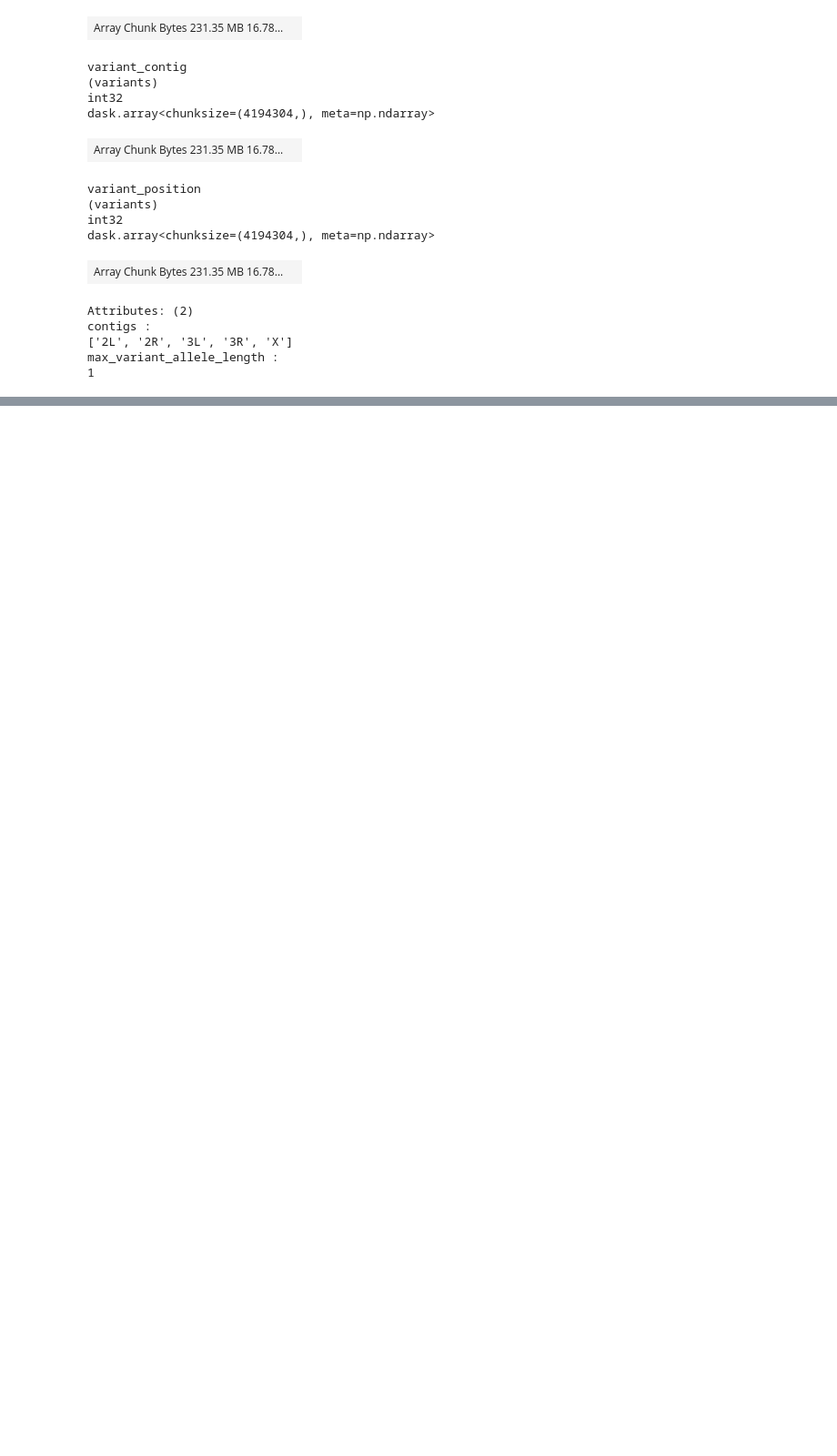
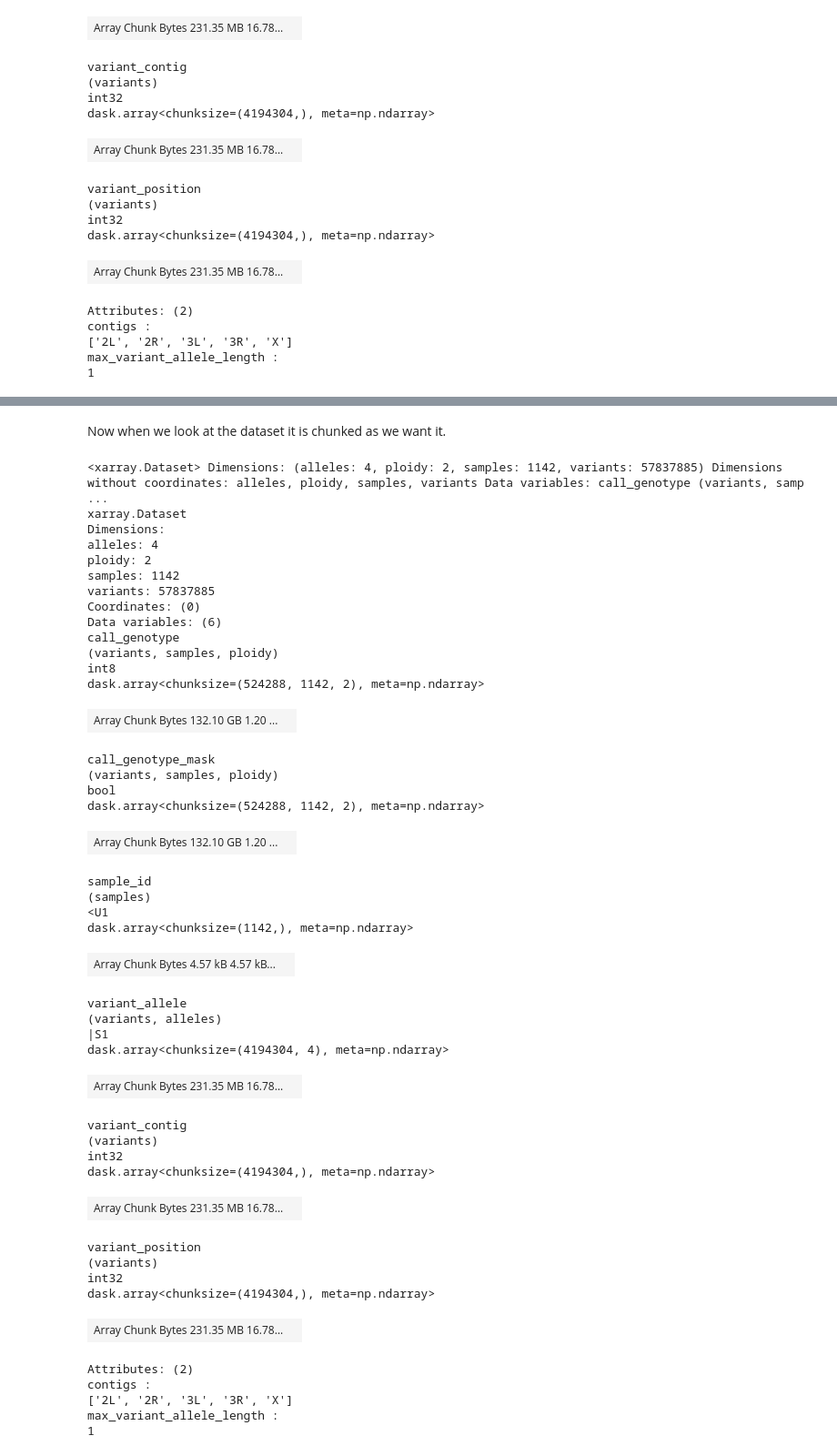
Before and after one commit to tomwhite/shiny-train, a Jupyter notebook: notebooks/gwss/sgkit_import.ipynb, the cells around one changed output, grey strips where cells are left out. Shown: that part at 91% size. Cells and saved outputs as stored; diff of their text form; code cells hidden in the pictures; blank space fills up the shorter version.

```diff
--- a/notebooks/gwss/sgkit_import.ipynb
+++ b/notebooks/gwss/sgkit_import.ipynb
@@ -116,8 +92,9 @@ Why does doing it directly only take 2 mins?
 # %%
-target_chunks = (524288, 1142, 2)
+source_group = zarr.open(str(output))
+target_chunks = {"call_genotype": (524288, 1142, 2), "call_genotype_mask": (524288, 1142, 2), "sample_id": None, "variant_allele": None, "variant_contig": None, "variant_position": None}
 max_mem = '2GB'
 
-target_store = str(here() / 'data/sgkit/ag1000g_rechunked2.zarr')
-temp_store = str(here() / 'data/sgkit/ag1000g_rechunked2_tmp.zarr')
+target_store = str(here() / 'data/sgkit/ag1000g.zarr')
+temp_store = str(here() / 'data/sgkit/ag1000g_rechunked_tmp.zarr')
 # %%
 from rechunker import api as rechunker_api
@@ -135,0 +107,50 @@ with ProgressBar():
+# %% [markdown]
+Now when we look at the dataset it is chunked as we want it.
+# %%
+ds = xr.open_zarr(target_store, concat_characters=False)
+ds
+# %% [output]
+<xarray.Dataset> Dimensions: (alleles: 4, ploidy: 2, samples: 1142, variants: 57837885) Dimensions without coordinates: alleles, ploidy, samples, variants Data variables: call_genotype (variants, samp ...
+xarray.Dataset
+Dimensions:
+alleles: 4
+ploidy: 2
+samples: 1142
+variants: 57837885
+Coordinates: (0)
+Data variables: (6)
+call_genotype
+(variants, samples, ploidy)
+int8
+dask.array<chunksize=(524288, 1142, 2), meta=np.ndarray>
+| Array Chunk Bytes 132.10 GB 1.20 ... |  |
+call_genotype_mask
+(variants, samples, ploidy)
+bool
+dask.array<chunksize=(524288, 1142, 2), meta=np.ndarray>
+| Array Chunk Bytes 132.10 GB 1.20 ... |  |
+sample_id
+(samples)
+<U1
+dask.array<chunksize=(1142,), meta=np.ndarray>
+| Array Chunk Bytes 4.57 kB 4.57 kB... |  |
+variant_allele
+(variants, alleles)
+|S1
+dask.array<chunksize=(4194304, 4), meta=np.ndarray>
+| Array Chunk Bytes 231.35 MB 16.78... |  |
+variant_contig
+(variants)
+int32
+dask.array<chunksize=(4194304,), meta=np.ndarray>
+| Array Chunk Bytes 231.35 MB 16.78... |  |
+variant_position
+(variants)
+int32
+dask.array<chunksize=(4194304,), meta=np.ndarray>
+| Array Chunk Bytes 231.35 MB 16.78... |  |
+Attributes: (2)
+contigs :
+['2L', '2R', '3L', '3R', 'X']
+max_variant_allele_length :
+1
```
Also changed, not shown: parts of 13 cells of this notebook.
